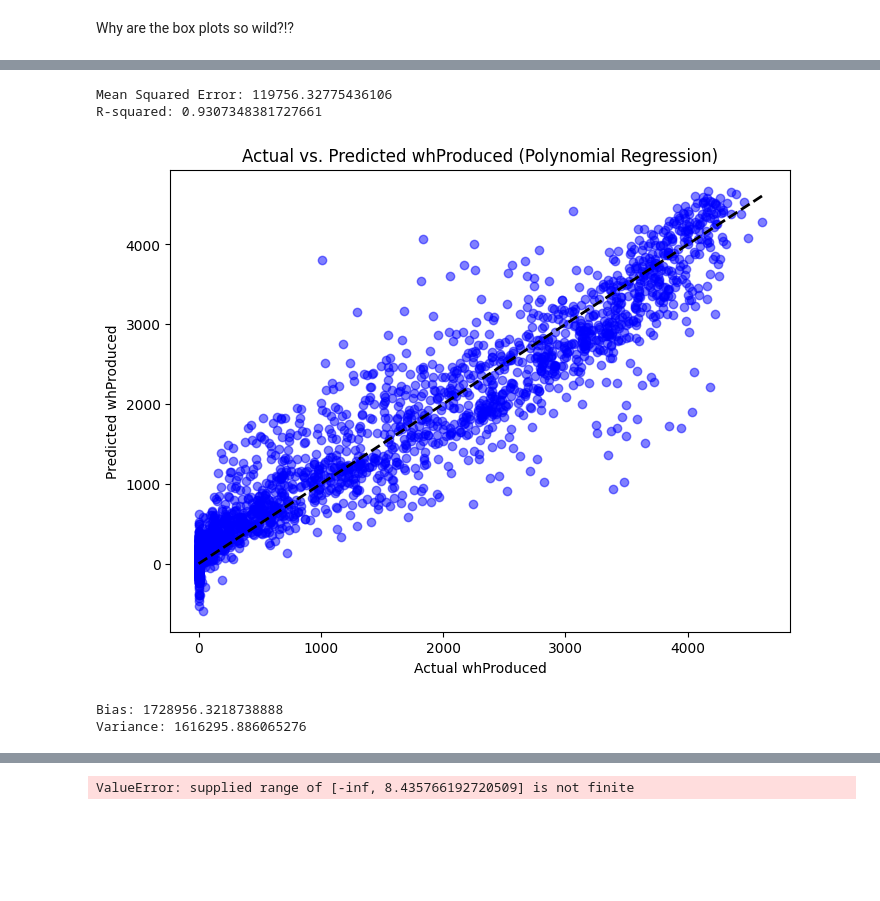
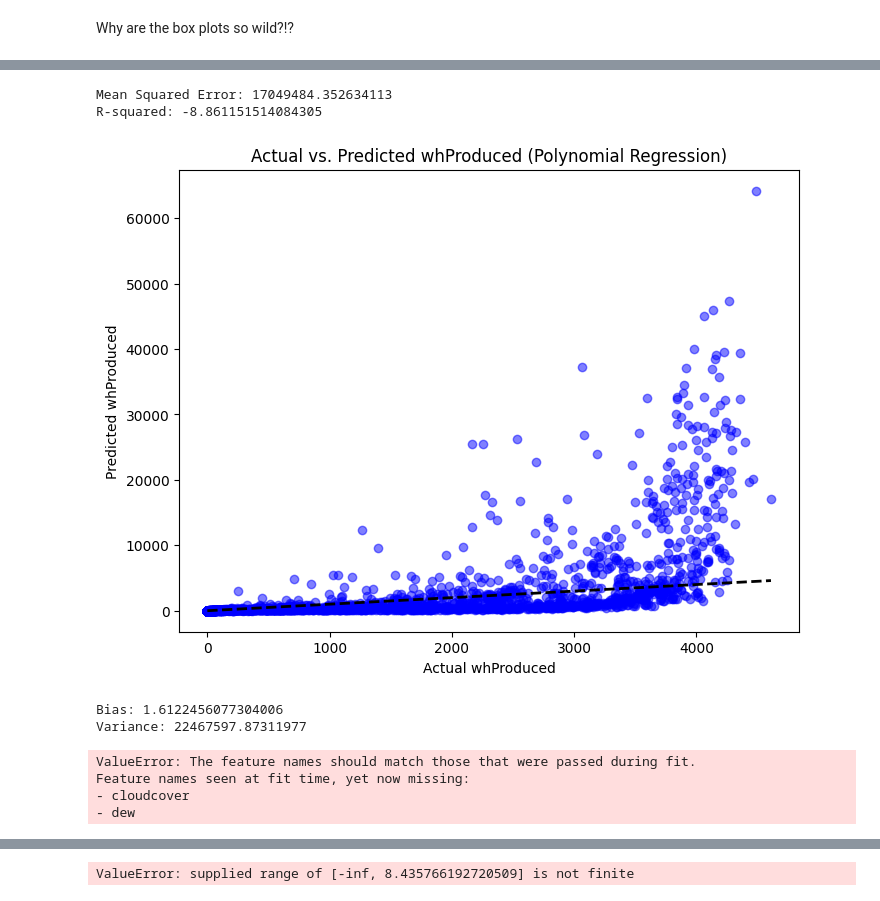
Before and after one commit to uppercaseVar/ECS171-Project, a Jupyter notebook: Project-2.ipynb, the cells around one changed output, grey strips where cells are left out. Saved outputs shown, nothing was run; the diff lists cells and outputs as text; code cells hidden in the pictures; blank space fills up the shorter version.

```diff
--- a/Project-2.ipynb
+++ b/Project-2.ipynb
@@ -75,0 +88,4 @@ solar_data['time'] = solar_data['time'].dt.hour
+# %%
+# Drop infinite values and NaN
+solar_data = solar_data.replace([np.inf, -np.inf], np.nan)
+solar_data = solar_data.dropna()
@@ -223,40 +320,65 @@ Variance: 108343702.75389907
 # %%
 degree = 2  # Define the degree of the polynomial
 poly_features = PolynomialFeatures(degree=degree)
 X_train_poly = poly_features.fit_transform(X_train)
 X_test_poly = poly_features.transform(X_test)
 
 # Initialize and train the polynomial regression model
-model = LinearRegression()
-model.fit(X_train_poly, y_train)
+#model = LinearRegression()
+#model.fit(X_train_poly, y_train)
 
 # Make predictions on the testing set
-y_pred = model.predict(X_test_poly)
+#y_pred = model.predict(X_test_poly)
+
+# Transform the target variable
+y_train_transformed = np.log1p(y_train)
+
+# Train the model on the transformed data
+model.fit(X_train, y_train_transformed)
+
+# Predict the transformed values
+y_pred_transformed = model.predict(X_test)
+
+# Apply the inverse transformation to get the final predictions
+y_pred = np.expm1(y_pred_transformed)
 
 # Evaluate the model
 mse = mean_squared_error(y_test, y_pred)
 r2 = r2_score(y_test, y_pred)
 
 print("Mean Squared Error:", mse)
 print("R-squared:", r2)
 
 plt.figure(figsize=(8, 6))
 plt.scatter(y_test, y_pred, color='blue', alpha=0.5)
 plt.plot([y_test.min(), y_test.max()], [y_test.min(), y_test.max()], 'k--', lw=2)
 plt.xlabel('Actual whProduced')
 plt.ylabel('Predicted whProduced')
 plt.title('Actual vs. Predicted whProduced (Polynomial Regression)')
 plt.show()
-bias = np.mean((mean_predicted - y_test) ** 2)
+
+# Bias
+#bias = np.mean((mean_predicted - y_test) ** 2)
+bias = np.mean((np.mean(y_test) - mean_predicted) ** 2)
+print("Bias:", bias)
 
 # Variance
-variance = np.mean((y_pred - mean_predicted) ** 2)
-print("Bias:", bias)
+#variance = np.mean((y_pred - mean_predicted) ** 2)
+variance = np.var(y_pred)
 print("Variance:", variance)
 # %% [output]
-Mean Squared Error: 119756.32775436106
-R-squared: 0.9307348381727661
+Mean Squared Error: 17049484.352634113
+R-squared: -8.861151514084305
-[figure, old version]
+[figure, new version]
-Bias: 1728956.3218738888
-Variance: 1616295.886065276
+Bias: 1.6122456077304006
+Variance: 22467597.87311977
+# %%
+# predict on a row
+#print(model.predict(X_train_poly[[18]]))
+print(model.predict(solar_data.iloc[[16]].drop(columns=['whProduced'])))
+# %% [output]
+ValueError: The feature names should match those that were passed during fit.
+Feature names seen at fit time, yet now missing:
+- cloudcover
+- dew
 # %%
```
Also changed, not shown: parts of 21 cells of this notebook.
